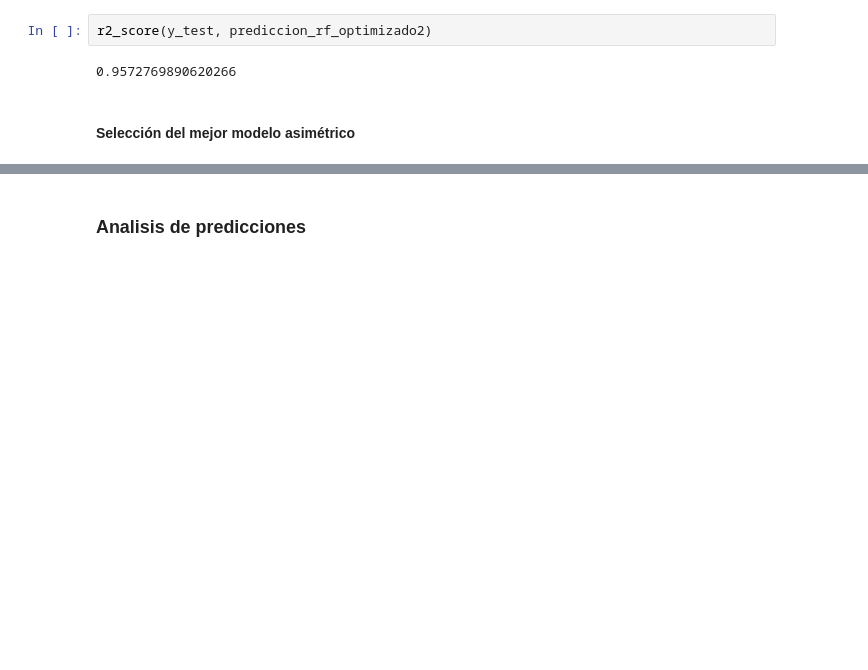
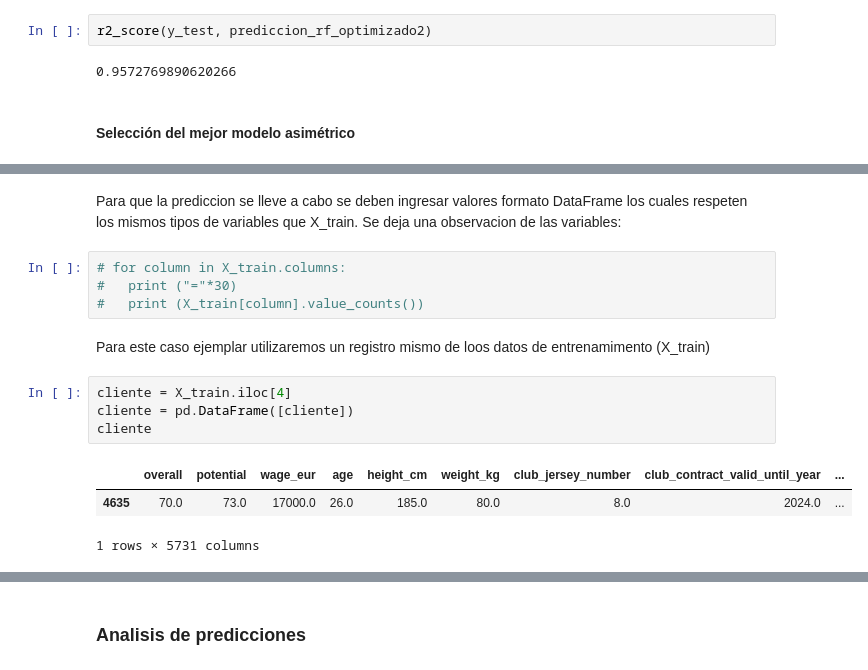
Before and after one commit to MatiasKige/Data-Science-FIFA, a Jupyter notebook: Proyecto FIFA.ipynb, the cells around one changed output, grey strips where cells are left out. Saved outputs shown, nothing was run; the diff lists cells and outputs as text; blank space fills up the shorter version.

```diff
--- a/Proyecto FIFA.ipynb
+++ b/Proyecto FIFA.ipynb
@@ -3216,0 +3234,18 @@ Random Forest: 0.882000
+# %% [markdown]
+Para que la prediccion se lleve a cabo se deben ingresar valores formato DataFrame
+los cuales respeten los mismos tipos de variables que X_train.
+Se deja una observacion de las variables:
+# %%
+# for column in X_train.columns:
+#   print ("="*30)
+#   print (X_train[column].value_counts())
+# %% [markdown]
+Para este caso ejemplar utilizaremos un registro mismo de loos datos de entrenamimento (X_train)
+# %%
+cliente = X_train.iloc[4]
+cliente = pd.DataFrame([cliente])
+cliente
+# %% [output]
+|  | overall | potential | wage_eur | age | height_cm | weight_kg | club_jersey_number | club_contract_valid_until_year | ... |
+| 4635 | 70.0 | 73.0 | 17000.0 | 26.0 | 185.0 | 80.0 | 8.0 | 2024.0 | ... |
+1 rows × 5731 columns
```
Also changed, not shown: parts of 15 cells of this notebook.
